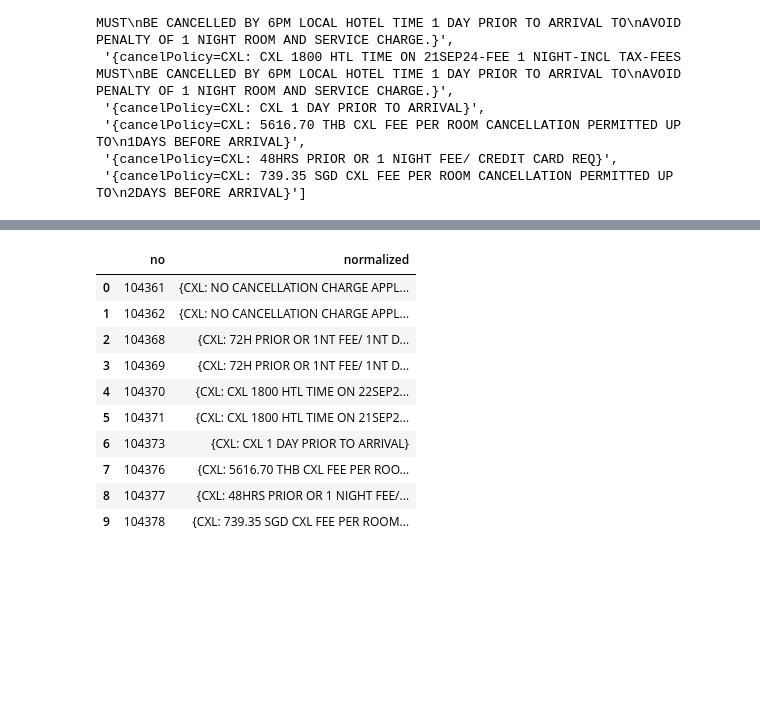
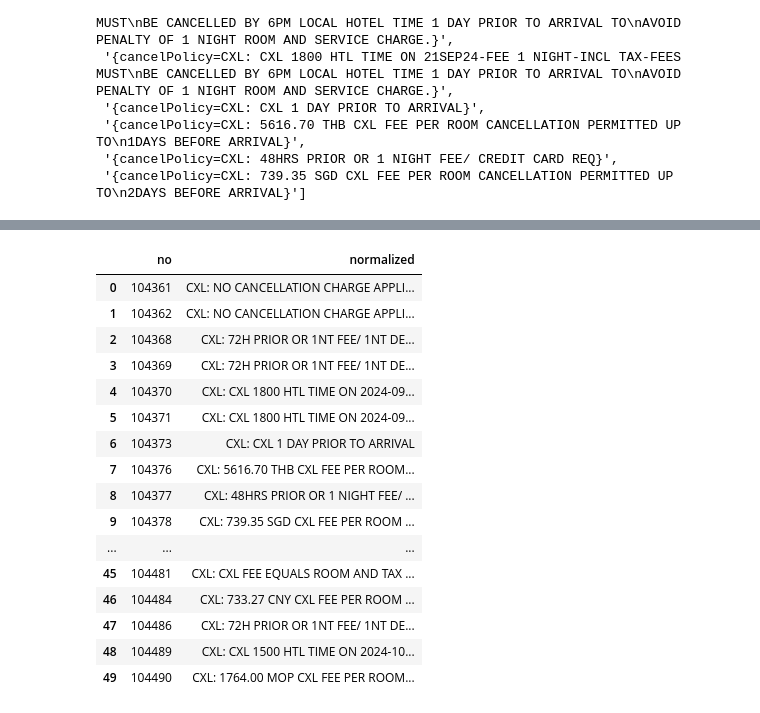
Before and after one commit to doguineyes/cancel-policy-lab, a Jupyter notebook: notebooks/01_eda.ipynb, the cells around one changed output, grey strips where cells are left out. Cells and saved outputs as stored; diff of their text form; code cells hidden in the pictures; blank space fills up the shorter version.

```diff
--- a/notebooks/01_eda.ipynb
+++ b/notebooks/01_eda.ipynb
@@ -32,13 +32,72 @@ df["details"].head(10).tolist()
  '{cancelPolicy=CXL: 739.35 SGD CXL FEE PER ROOM CANCELLATION PERMITTED UP TO\n2DAYS BEFORE ARRIVAL}']
 # %%
 import re
+import pandas as pd
 
-def normalize(text: str) -> str:
+# 1) Extract only the cancellationText when present; otherwise return ""
+FIELD_CT  = re.compile(r'cancellationText\s*:\s*(.+?)(?=\n(?:isCancellable|cancelDeadline)\b|$)',
+                       flags=re.IGNORECASE | re.DOTALL)
+HAS_ISCAN = re.compile(r'\bisCancellable\s*:', flags=re.IGNORECASE)
+HAS_DEADL = re.compile(r'\bcancelDeadline\s*:', flags=re.IGNORECASE)
+
+def extract_policy(details: str) -> str:
+    if not isinstance(details, str):
+        return ""
+    # normalize newlines & trim
+    s = details.replace("\r\n", "\n").replace("\r", "\n").strip()
+
+    # unwrap braces { ... } if present
+    if s.startswith("{") and s.endswith("}"):
+        s = s[1:-1].strip()
+
+    # REQUIREMENT 1: remove the leading "cancelPolicy=" prefix
+    if s.lower().startswith("cancelpolicy="):
+        s = s[len("cancelPolicy="):].strip()
+
+    # REQUIREMENT 2: if "cancellationText:" exists, keep only that portion
+    m_ct = FIELD_CT.search(s)
+    if m_ct:
+        return m_ct.group(1).strip()
+
+    # REQUIREMENT 3: if metadata fields exist but no cancellationText -> drop
+    if HAS_ISCAN.search(s) or HAS_DEADL.search(s):
+        return ""
+
+    # REQUIREMENT 4: otherwise keep the whole remaining string
+    return s.strip()
+
+
+# 2) Normalize (your existing helpers can be reused here)
+MONTHS = {"JAN":"01","FEB":"02","MAR":"03","APR":"04","MAY":"05","JUN":"06",
+          "JUL":"07","AUG":"08","SEP":"09","OCT":"10","NOV":"11","DEC":"12"}
+ISO_TS_RE  = re.compile(r"\d{4}-\d{2}-\d{2}T\d{2}:\d{2}:\d{2}")
+DDMMMYY_RE = re.compile(r"\b(\d{1,2})(JAN|FEB|MAR|APR|MAY|JUN|JUL|AUG|SEP|OCT|NOV|DEC)(\d{2})(-FEE)?\b", re.I)
+SPACES_RE  = re.compile(r"\s+")
+
+def normalize_text(text: str) -> str:
     if not isinstance(text, str):
         return ""
-    s = re.sub(r"\s+", " ", text.replace("cancelPolicy=", "").strip()).upper()  # uppercase & collapse spaces
+    s = ISO_TS_RE.sub("ISODATETIME", text)  # mask ISO timestamps
+    def repl(m):
+        dd, mon, yy, fee = m.group(1), m.group(2).upper(), m.group(3), m.group(4) or ""
+        yyyy = 2000 + int(yy)
+        return f"{yyyy}-{ {'JAN':'01','FEB':'02','MAR':'03','APR':'04','MAY':'05','JUN':'06','JUL':'07','AUG':'08','SEP':'09','OCT':'10','NOV':'11','DEC':'12'}[mon] }-{dd.zfill(2)}{fee}"
+    s = DDMMMYY_RE.sub(repl, s)             # 17JUL25[-FEE] → 2025-07-17[-FEE]
+    s = SPACES_RE.sub(" ", s).strip().upper()
     return s
 
-df["normalized"] = df["details"].apply(normalize)
-df[["no", "normalized"]].head(10)
+# 3) Apply to your DataFrame
+# df = pd.read_json("data/cancel_policy_in_booking.json")  # or however you loaded it
+df["cancellationText"] = df["details"].apply(extract_policy)
+
+# Drop rows with no cancellationText
+before = len(df)
+df = df[df["cancellationText"].str.len() > 0].copy()
+after = len(df)
+dropped = before - after
+print(f"Dropped {dropped} rows with no cancellationText; kept {after} rows.")
+
+# Normalize only the extracted policy sentences
+df["normalized"] = df["cancellationText"].apply(normalize_text)
+df[["no", "normalized"]].head(50)
 # %% [output]
@@ -45,12 +105,18 @@ df[["no", "normalized"]].head(10)
 |  | no | normalized |
-| 0 | 104361 | {CXL: NO CANCELLATION CHARGE APPL... |
-| 1 | 104362 | {CXL: NO CANCELLATION CHARGE APPL... |
-| 2 | 104368 | {CXL: 72H PRIOR OR 1NT FEE/ 1NT D... |
-| 3 | 104369 | {CXL: 72H PRIOR OR 1NT FEE/ 1NT D... |
-| 4 | 104370 | {CXL: CXL 1800 HTL TIME ON 22SEP2... |
-| 5 | 104371 | {CXL: CXL 1800 HTL TIME ON 21SEP2... |
-| 6 | 104373 | {CXL: CXL 1 DAY PRIOR TO ARRIVAL} |
-| 7 | 104376 | {CXL: 5616.70 THB CXL FEE PER ROO... |
-| 8 | 104377 | {CXL: 48HRS PRIOR OR 1 NIGHT FEE/... |
-| 9 | 104378 | {CXL: 739.35 SGD CXL FEE PER ROOM... |
+| 0 | 104361 | CXL: NO CANCELLATION CHARGE APPLI... |
+| 1 | 104362 | CXL: NO CANCELLATION CHARGE APPLI... |
+| 2 | 104368 | CXL: 72H PRIOR OR 1NT FEE/ 1NT DE... |
+| 3 | 104369 | CXL: 72H PRIOR OR 1NT FEE/ 1NT DE... |
+| 4 | 104370 | CXL: CXL 1800 HTL TIME ON 2024-09... |
+| 5 | 104371 | CXL: CXL 1800 HTL TIME ON 2024-09... |
+| 6 | 104373 | CXL: CXL 1 DAY PRIOR TO ARRIVAL |
+| 7 | 104376 | CXL: 5616.70 THB CXL FEE PER ROOM... |
+| 8 | 104377 | CXL: 48HRS PRIOR OR 1 NIGHT FEE/ ... |
+| 9 | 104378 | CXL: 739.35 SGD CXL FEE PER ROOM ... |
+| ... | ... | ... |
+| 45 | 104481 | CXL: CXL FEE EQUALS ROOM AND TAX ... |
+| 46 | 104484 | CXL: 733.27 CNY CXL FEE PER ROOM ... |
+| 47 | 104486 | CXL: 72H PRIOR OR 1NT FEE/ 1NT DE... |
+| 48 | 104489 | CXL: CXL 1500 HTL TIME ON 2024-10... |
+| 49 | 104490 | CXL: 1764.00 MOP CXL FEE PER ROOM... |
 # %%
```
Also changed, not shown: parts of 3 cells of this notebook, 1 other file.
